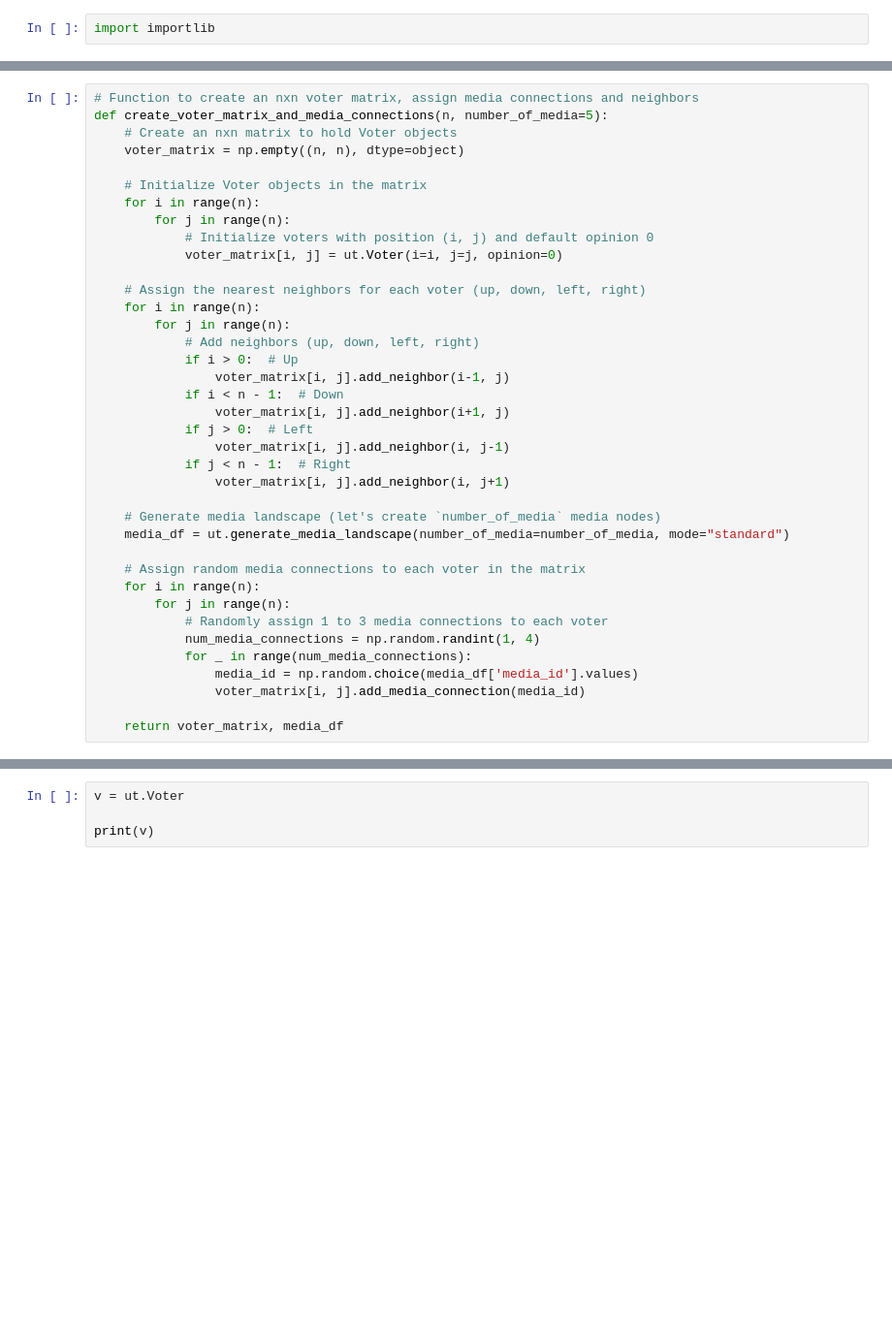
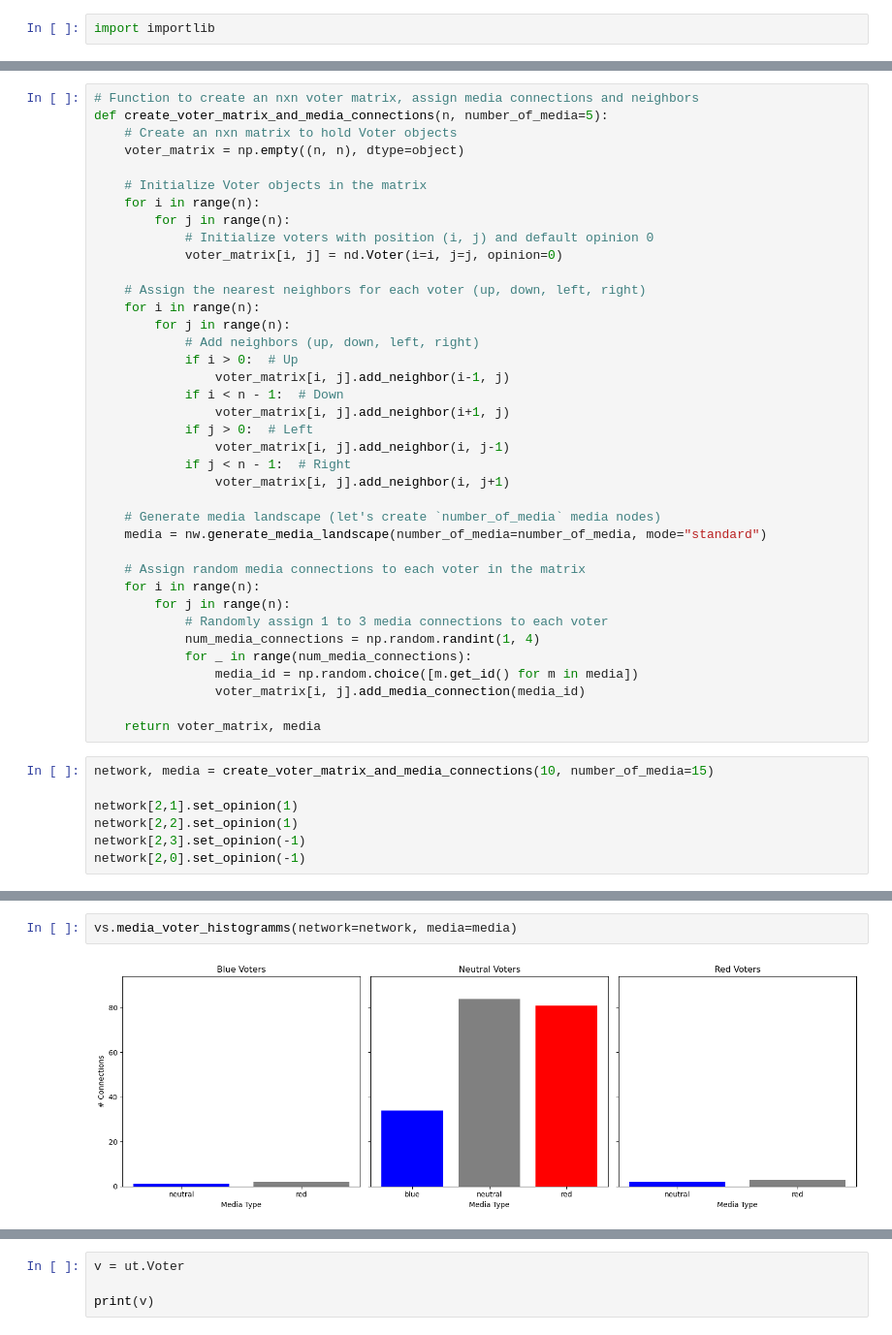
Before and after one commit to m-bur/complex_social_systems, a Jupyter notebook: test.ipynb, the cells around one changed output, grey strips where cells are left out. Shown at 97% size. Drawn from its saved outputs; the diff is of its cells as text; blank space fills up the shorter version.

```diff
--- a/test.ipynb
+++ b/test.ipynb
@@ -19,7 +33,7 @@ def create_voter_matrix_and_media_connections(n, number_of_media=5):
     for i in range(n):
         for j in range(n):
             # Initialize voters with position (i, j) and default opinion 0
-            voter_matrix[i, j] = ut.Voter(i=i, j=j, opinion=0)
+            voter_matrix[i, j] = nd.Voter(i=i, j=j, opinion=0)
 
     # Assign the nearest neighbors for each voter (up, down, left, right)
     for i in range(n):
@@ -35,7 +49,7 @@ def create_voter_matrix_and_media_connections(n, number_of_media=5):
                 voter_matrix[i, j].add_neighbor(i, j+1)
 
     # Generate media landscape (let's create `number_of_media` media nodes)
-    media_df = ut.generate_media_landscape(number_of_media=number_of_media, mode="standard")
+    media = nw.generate_media_landscape(number_of_media=number_of_media, mode="standard")
 
     # Assign random media connections to each voter in the matrix
     for i in range(n):
@@ -43,7 +57,14 @@ def create_voter_matrix_and_media_connections(n, number_of_media=5):
             # Randomly assign 1 to 3 media connections to each voter
             num_media_connections = np.random.randint(1, 4)
             for _ in range(num_media_connections):
-                media_id = np.random.choice(media_df['media_id'].values)
+                media_id = np.random.choice([m.get_id() for m in media])
                 voter_matrix[i, j].add_media_connection(media_id)
 
-    return voter_matrix, media_df
+    return voter_matrix, media
+# %%
+network, media = create_voter_matrix_and_media_connections(10, number_of_media=15)
+
+network[2,1].set_opinion(1)
+network[2,2].set_opinion(1)
+network[2,3].set_opinion(-1)
+network[2,0].set_opinion(-1)
@@ -49,0 +79,4 @@ def create_voter_matrix_and_media_connections(n, number_of_media=5):
+# %%
+vs.media_voter_histogramms(network=network, media=media)
+# %% [output]
+[figure, added]
```
Also changed, not shown: parts of 10 cells of this notebook, 1 other file.
